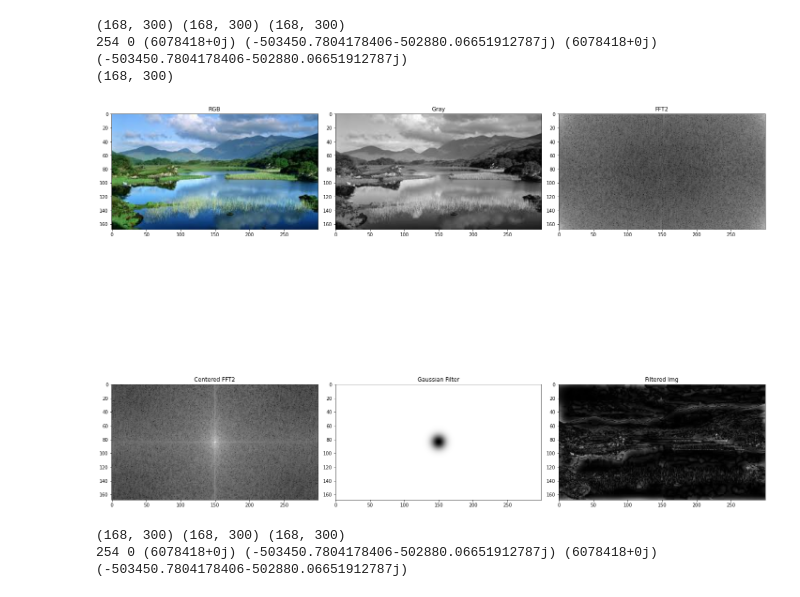
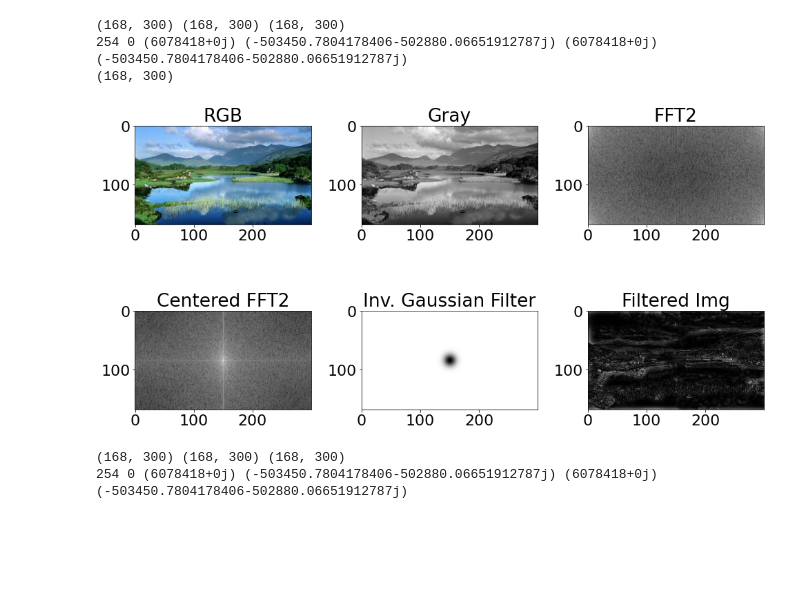
Before and after one commit to mamuncseru/dip-assignments, a Jupyter notebook: fft/assignment.ipynb, the cells around one changed output. Cells and saved outputs as stored; diff of their text form; code cells hidden in the pictures; blank space fills up the shorter version.

```diff
--- a/fft/assignment.ipynb
+++ b/fft/assignment.ipynb
@@ -28,24 +108,17 @@ def main():
 	print(gray.shape, ftimg.shape, centered_ftimg.shape)
 	print(gray.max(), gray.min(), ftimg.max(), ftimg.min(), centered_ftimg.max(), centered_ftimg.min())
 
-	# # Build a Gaussian filter.
 	ncols, nrows = gray.shape
-	# gaussian_filter = build_gaussian_filter(ncols, nrows)
-
-	# # Apply Gaussian filter
-	# ftimg_gf = centered_ftimg * gaussian_filter
-	# filtered_img = np.abs(np.fft.ifft2(ftimg_gf))
-
     # Build a inverse Gaussian filter.
 	inv_gaussian_filter = build_inverse_gaussian_filter(ncols, nrows)
 
-	# Apply Gaussian filter
+	# Apply inv Gaussian filter
 	ftimg_gf = centered_ftimg * inv_gaussian_filter
 	filtered_img = np.abs(np.fft.ifft2(ftimg_gf))
 
 	# Save images all together by matplotlib.
 	img_set = [rgb, gray, magnitude_spectrum, centered_magnitude_spectrum, inv_gaussian_filter, filtered_img]
-	title_set = ['RGB', 'Gray', 'FFT2', 'Centered FFT2', 'Gaussian Filter', 'Filtered Img']
+	title_set = ['RGB', 'Gray', 'FFT2', 'Centered FFT2', 'Inv. Gaussian Filter', 'Filtered Img']
 	figpath = 'FFT2.png'
 	matplotlib_plot_img(img_set, title_set, figpath)
 
@@ -67,35 +140,35 @@ def build_inverse_gaussian_filter(ncols, nrows):
 	y = np.linspace(0, ncols, ncols)
 	X, Y = np.meshgrid(x, y)
 	inv_gaussian_filter = 1 - np.exp(-(((X-cx)/sigmax)**2 + ((Y-cy)/sigmay)**2))
 	print(inv_gaussian_filter.shape)
 
 	return inv_gaussian_filter
 
 def matplotlib_plot_img(img_set, title_set, figpath):
 	plt.rcParams.update({'font.size': 22})
-	plt.figure(figsize = (20, 20))
+	plt.figure(figsize = (14, 8))
 	n = len(img_set)
 	for i in range(n):
 		plt.subplot(2, 3, i + 1)
 		plt.title(title_set[i])
 		img = img_set[i]
 		ch = len(img.shape)
 		if (ch == 2):
 			plt.imshow(img, cmap = 'gray')
 		else:
 			plt.imshow(img)
 
 	plt.tight_layout()
 	plt.savefig(figpath)
 	plt.show()
 
 if __name__ == '__main__':
 	main()
 # %% [output]
 (168, 300) (168, 300) (168, 300)
 254 0 (6078418+0j) (-503450.7804178406-502880.06651912787j) (6078418+0j) (-503450.7804178406-502880.06651912787j)
 (168, 300)
-[figure, old version]
+[figure, new version]
 # %%
 #	=====================================================================
 #	Purpose: To understand the effect of Fourier Transform on an image.
```
Also changed, not shown: parts of 4 cells of this notebook, 6 other files.
